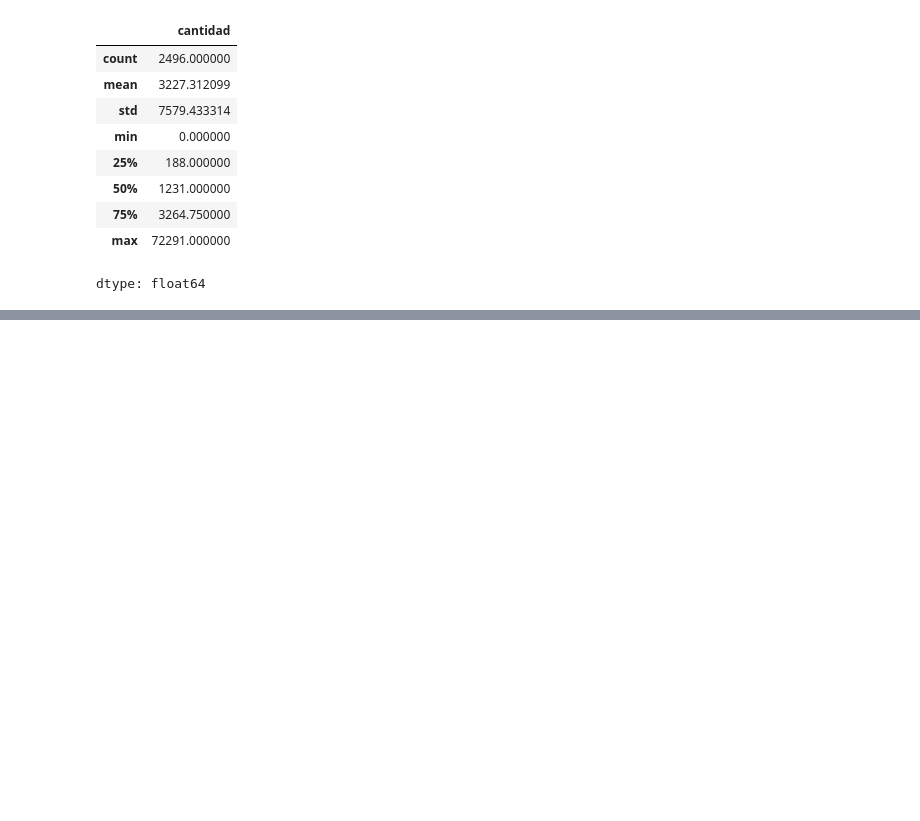
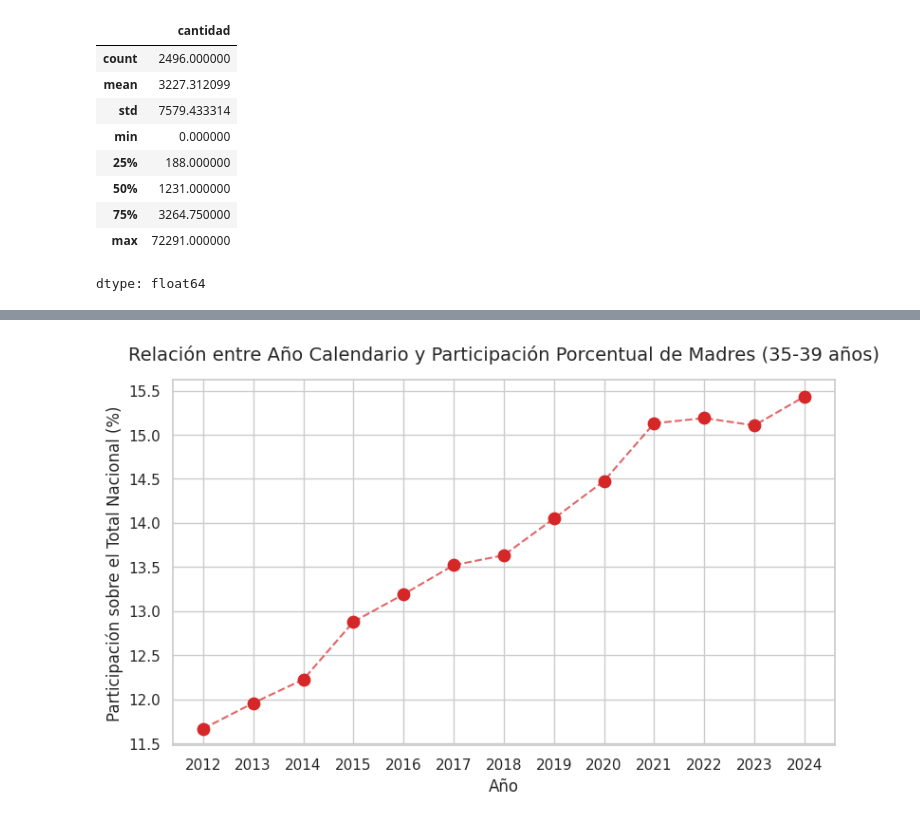
Before and after one commit to Mafervv149/tp-grupal-datos-fce, a Jupyter notebook: Analisis_Natalidad_RENAPER.ipynb, the cells around one changed output, grey strips where cells are left out. Drawn from its saved outputs; the diff is of its cells as text; code cells hidden in the pictures; blank space fills up the shorter version.

```diff
--- a/Analisis_Natalidad_RENAPER.ipynb
+++ b/Analisis_Natalidad_RENAPER.ipynb
@@ -207,0 +267,27 @@ anio
+# %%
+# Filtramos un grupo etario de maternidad tardía
+df_madres_grandes = df[df['grupo_etario_madre'] == '35-39']
+
+# Agrupamos la proporción nacional por año para este grupo específico
+proporcion_por_anio = df_madres_grandes.groupby('anio')['proporcion_nacional_pct'].sum().reset_index()
+
+plt.figure(figsize=(9, 5))
+
+# Graficamos los puntos de dispersión (Scatter)
+plt.scatter(proporcion_por_anio['anio'], proporcion_por_anio['proporcion_nacional_pct'],
+            color='#d62728', s=80, zorder=3, label='Datos anuales')
+
+# Agregamos una línea que una los puntos para marcar la tendencia explícita
+plt.plot(proporcion_por_anio['anio'], proporcion_por_anio['proporcion_nacional_pct'],
+         color='#d62728', linestyle='--', alpha=0.7)
+
+plt.title('Relación entre Año Calendario y Participación Porcentual de Madres (35-39 años)', fontsize=14, pad=15)
+plt.xlabel('Año', fontsize=12)
+plt.ylabel('Participación sobre el Total Nacional (%)', fontsize=12)
+plt.xticks(proporcion_por_anio['anio'])
+
+# Guardamos el tercer gráfico
+plt.savefig('grafico3_dispersion_tendencia.png', dpi=300, bbox_inches='tight')
+plt.show()
+# %% [output]
+[figure, added]
```
Also changed, not shown: parts of 52 cells of this notebook.
